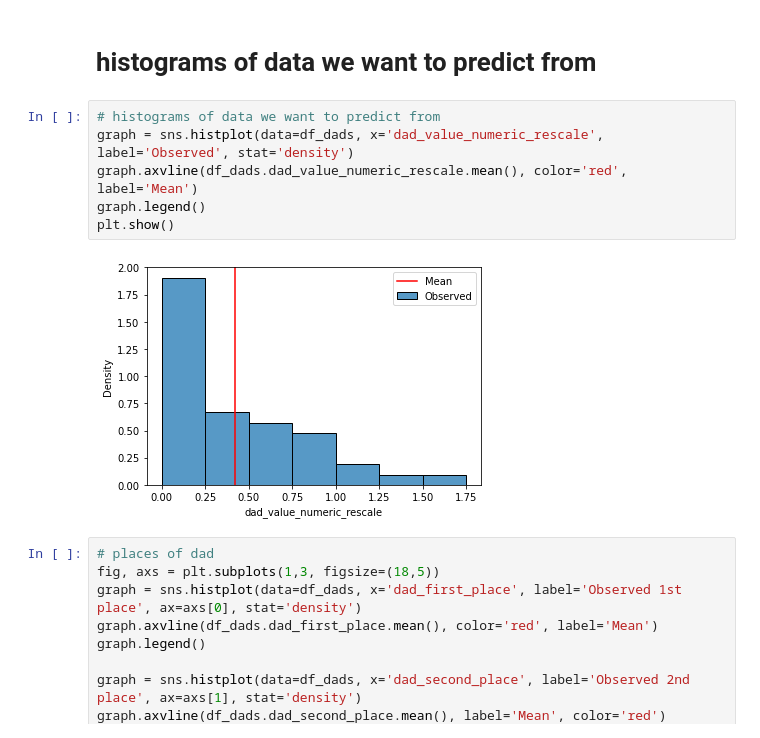
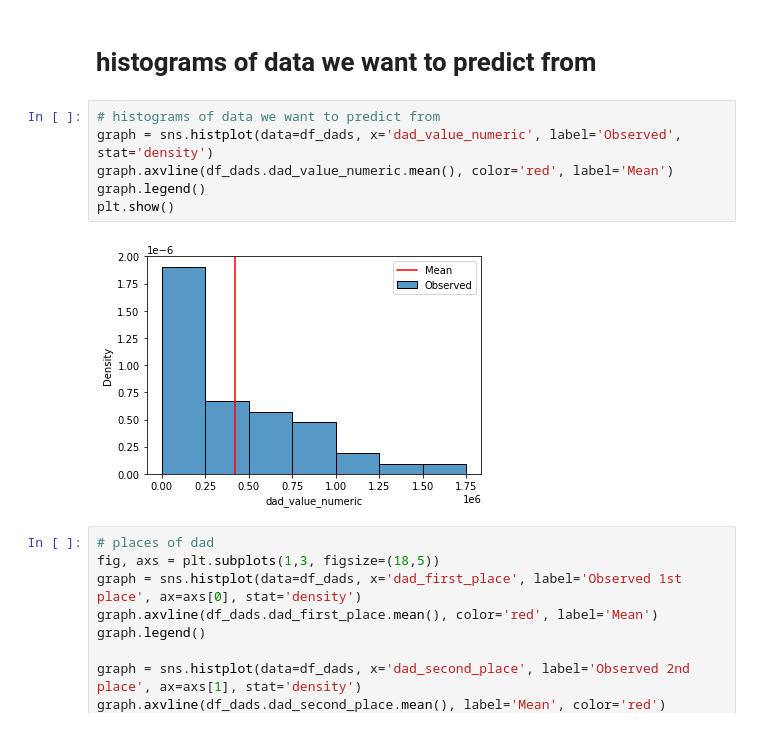
Before and after one commit to Motyleczek/racehorse_bayes, a Jupyter notebook: data_analysis.ipynb, the cells around one changed output. Saved outputs shown, nothing was run; the diff lists cells and outputs as text.

```diff
--- a/data_analysis.ipynb
+++ b/data_analysis.ipynb
@@ -93,12 +102,12 @@ plt.show()
 # histograms of data we want to predict from
 # %%
 # histograms of data we want to predict from
-graph = sns.histplot(data=df_dads, x='dad_value_numeric_rescale', label='Observed', stat='density')
-graph.axvline(df_dads.dad_value_numeric_rescale.mean(), color='red', label='Mean')
+graph = sns.histplot(data=df_dads, x='dad_value_numeric', label='Observed', stat='density')
+graph.axvline(df_dads.dad_value_numeric.mean(), color='red', label='Mean')
 graph.legend()
 plt.show()
 # %% [output]
-[figure, old version]
+[figure, new version]
 # %%
 # places of dad
 fig, axs = plt.subplots(1,3, figsize=(18,5))
```
Also changed, not shown: parts of 36 cells of this notebook, 10 other files.
